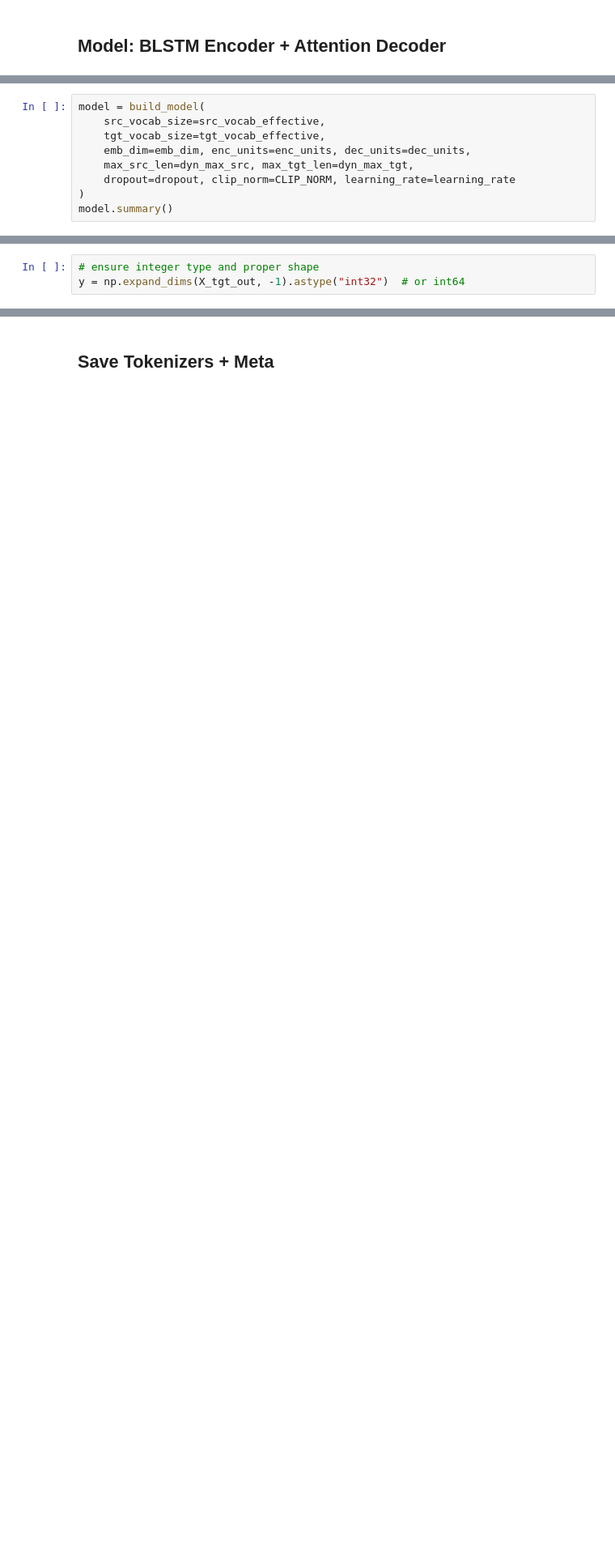
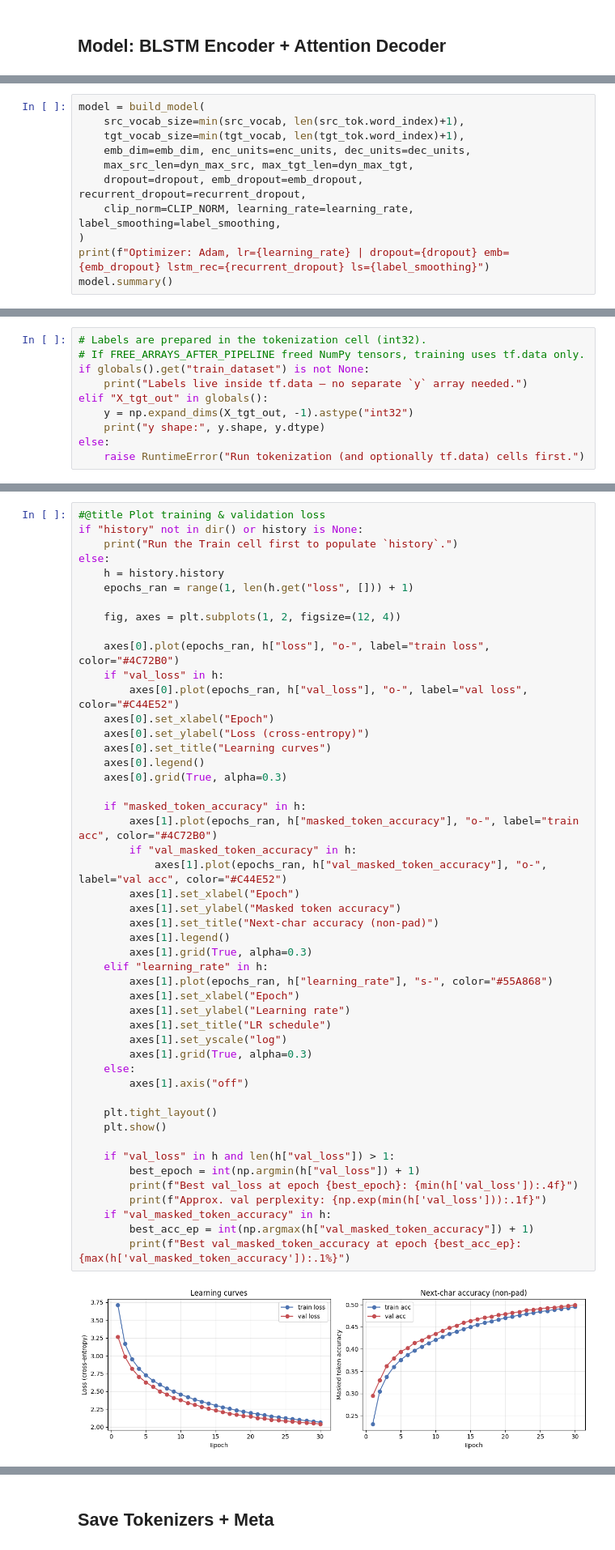
Before and after one commit to Metasebiya-21/geez-amharic-translator, a Jupyter notebook: gez_to_amh_blstm.ipynb, the cells around one changed output, grey strips where cells are left out. Shown at 81% size. Cells and saved outputs as stored; diff of their text form; blank space fills up the shorter version.

```diff
--- a/gez_to_amh_blstm.ipynb
+++ b/gez_to_amh_blstm.ipynb
@@ -511,10 +799,12 @@ def build_model(
 # %%
 model = build_model(
-    src_vocab_size=src_vocab_effective,
-    tgt_vocab_size=tgt_vocab_effective,
+    src_vocab_size=min(src_vocab, len(src_tok.word_index)+1),
+    tgt_vocab_size=min(tgt_vocab, len(tgt_tok.word_index)+1),
     emb_dim=emb_dim, enc_units=enc_units, dec_units=dec_units,
     max_src_len=dyn_max_src, max_tgt_len=dyn_max_tgt,
-    dropout=dropout, clip_norm=CLIP_NORM, learning_rate=learning_rate
+    dropout=dropout, emb_dropout=emb_dropout, recurrent_dropout=recurrent_dropout,
+    clip_norm=CLIP_NORM, learning_rate=learning_rate, label_smoothing=label_smoothing,
 )
+print(f"Optimizer: Adam, lr={learning_rate} | dropout={dropout} emb={emb_dropout} lstm_rec={recurrent_dropout} ls={label_smoothing}")
 model.summary()
 # %% [output]
@@ -542,3 +833,10 @@ Model: "functional"
 # %%
-# ensure integer type and proper shape
-y = np.expand_dims(X_tgt_out, -1).astype("int32")  # or int64
+# Labels are prepared in the tokenization cell (int32).
+# If FREE_ARRAYS_AFTER_PIPELINE freed NumPy tensors, training uses tf.data only.
+if globals().get("train_dataset") is not None:
+    print("Labels live inside tf.data — no separate `y` array needed.")
+elif "X_tgt_out" in globals():
+    y = np.expand_dims(X_tgt_out, -1).astype("int32")
+    print("y shape:", y.shape, y.dtype)
+else:
+    raise RuntimeError("Run tokenization (and optionally tf.data) cells first.")
@@ -596,0 +963,50 @@ Epoch 6/8
+# %%
+#@title Plot training & validation loss
+if "history" not in dir() or history is None:
+    print("Run the Train cell first to populate `history`.")
+else:
+    h = history.history
+    epochs_ran = range(1, len(h.get("loss", [])) + 1)
+
+    fig, axes = plt.subplots(1, 2, figsize=(12, 4))
+
+    axes[0].plot(epochs_ran, h["loss"], "o-", label="train loss", color="#4C72B0")
+    if "val_loss" in h:
+        axes[0].plot(epochs_ran, h["val_loss"], "o-", label="val loss", color="#C44E52")
+    axes[0].set_xlabel("Epoch")
+    axes[0].set_ylabel("Loss (cross-entropy)")
+    axes[0].set_title("Learning curves")
+    axes[0].legend()
+    axes[0].grid(True, alpha=0.3)
+
+    if "masked_token_accuracy" in h:
+        axes[1].plot(epochs_ran, h["masked_token_accuracy"], "o-", label="train acc", color="#4C72B0")
+        if "val_masked_token_accuracy" in h:
+            axes[1].plot(epochs_ran, h["val_masked_token_accuracy"], "o-", label="val acc", color="#C44E52")
+        axes[1].set_xlabel("Epoch")
+        axes[1].set_ylabel("Masked token accuracy")
+        axes[1].set_title("Next-char accuracy (non-pad)")
+        axes[1].legend()
+        axes[1].grid(True, alpha=0.3)
+    elif "learning_rate" in h:
+        axes[1].plot(epochs_ran, h["learning_rate"], "s-", color="#55A868")
+        axes[1].set_xlabel("Epoch")
+        axes[1].set_ylabel("Learning rate")
+        axes[1].set_title("LR schedule")
+        axes[1].set_yscale("log")
+        axes[1].grid(True, alpha=0.3)
+    else:
+        axes[1].axis("off")
+
+    plt.tight_layout()
+    plt.show()
+
+    if "val_loss" in h and len(h["val_loss"]) > 1:
+        best_epoch = int(np.argmin(h["val_loss"]) + 1)
+        print(f"Best val_loss at epoch {best_epoch}: {min(h['val_loss']):.4f}")
+        print(f"Approx. val perplexity: {np.exp(min(h['val_loss'])):.1f}")
+    if "val_masked_token_accuracy" in h:
+        best_acc_ep = int(np.argmax(h["val_masked_token_accuracy"]) + 1)
+        print(f"Best val_masked_token_accuracy at epoch {best_acc_ep}: {max(h['val_masked_token_accuracy']):.1%}")
+# %% [output]
+[figure, added]
```
Also changed, not shown: parts of 44 cells of this notebook, 25 other files.
